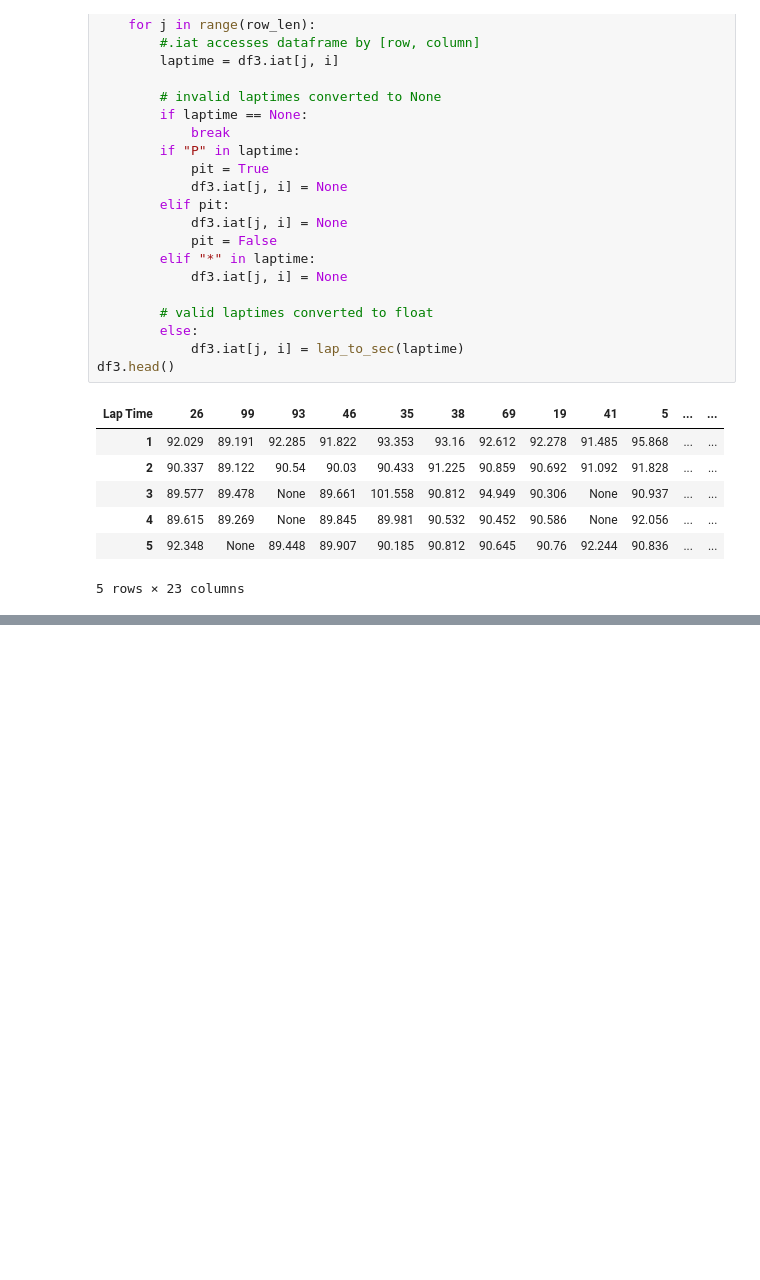
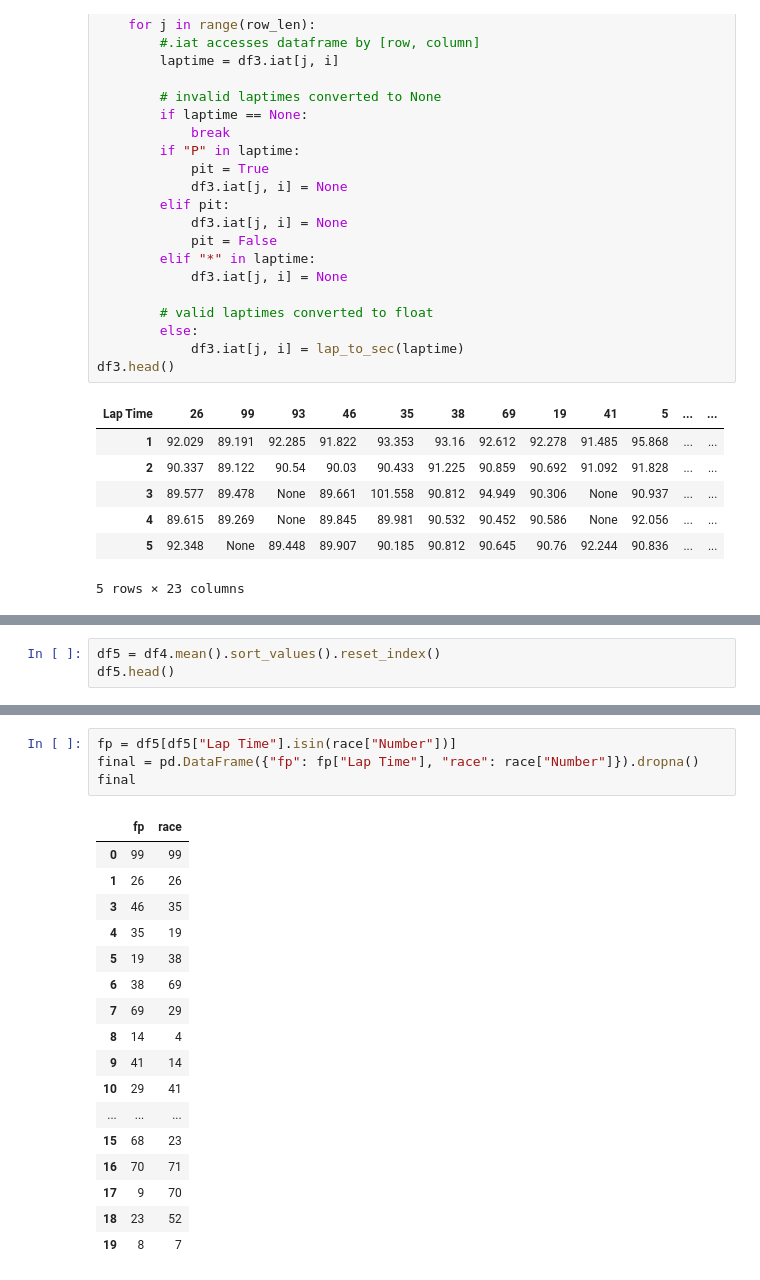
Before and after one commit to aeross/MotoGP-Free-Practice-Analyser, a Jupyter notebook: code/preprocess.ipynb, the cells around one changed output, grey strips where cells are left out. Saved outputs shown, nothing was run; the diff lists cells and outputs as text; blank space fills up the shorter version.

```diff
--- a/code/preprocess.ipynb
+++ b/code/preprocess.ipynb
@@ -292,0 +289,3 @@ dtype: object
+# %%
+df5 = df4.mean().sort_values().reset_index()
+df5.head()
@@ -292,0 +302,22 @@ dtype: object
+# %%
+fp = df5[df5["Lap Time"].isin(race["Number"])]
+final = pd.DataFrame({"fp": fp["Lap Time"], "race": race["Number"]}).dropna()
+final
+# %% [output]
+|  | fp | race |
+| 0 | 99 | 99 |
+| 1 | 26 | 26 |
+| 3 | 46 | 35 |
+| 4 | 35 | 19 |
+| 5 | 19 | 38 |
+| 6 | 38 | 69 |
+| 7 | 69 | 29 |
+| 8 | 14 | 4 |
+| 9 | 41 | 14 |
+| 10 | 29 | 41 |
+| ... | ... | ... |
+| 15 | 68 | 23 |
+| 16 | 70 | 71 |
+| 17 | 9 | 70 |
+| 18 | 23 | 52 |
+| 19 | 8 | 7 |
```
Also changed, not shown: parts of 10 cells of this notebook.
